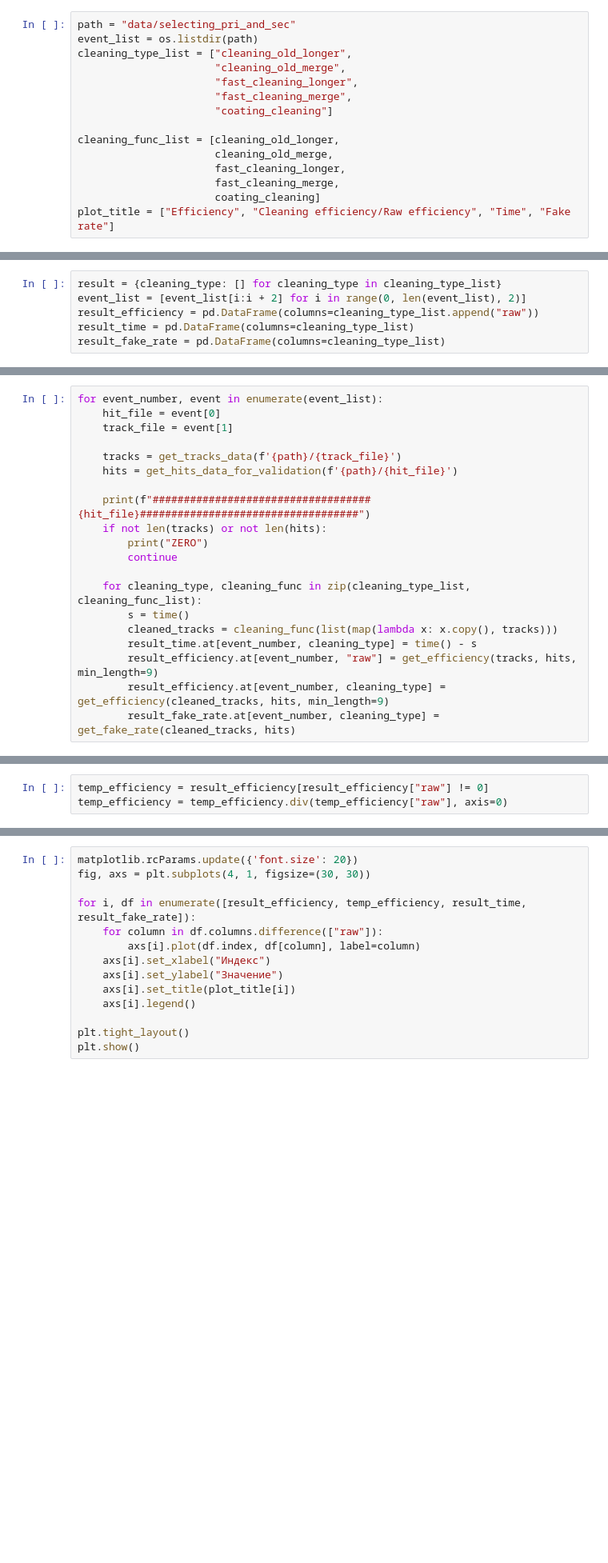
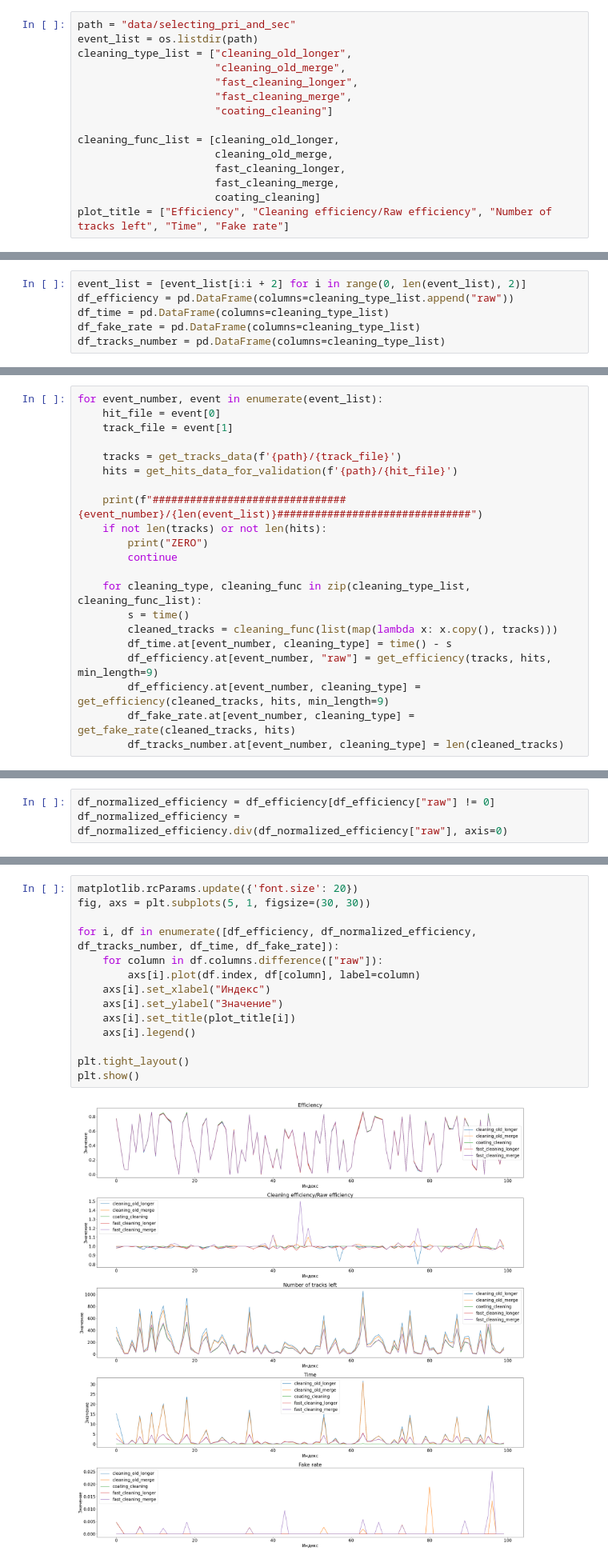
Before and after one commit to lunivilen/dubna, a Jupyter notebook: analyse.ipynb, the cells around one changed output, grey strips where cells are left out. Shown at 80% size. Drawn from its saved outputs; the diff is of its cells as text; blank space fills up the shorter version.

Commit message:
Update for cleaning analyse

```diff
--- a/analyse.ipynb
+++ b/analyse.ipynb
@@ -24,4 +26,4 @@ cleaning_func_list = [cleaning_old_longer,
                       fast_cleaning_longer,
                       fast_cleaning_merge,
                       coating_cleaning]
-plot_title = ["Efficiency", "Cleaning efficiency/Raw efficiency", "Time", "Fake rate"]
+plot_title = ["Efficiency", "Cleaning efficiency/Raw efficiency", "Number of tracks left", "Time", "Fake rate"]
@@ -28,6 +32,6 @@ plot_title = ["Efficiency", "Cleaning efficiency/Raw efficiency", "Time", "Fake
 # %%
-result = {cleaning_type: [] for cleaning_type in cleaning_type_list}
 event_list = [event_list[i:i + 2] for i in range(0, len(event_list), 2)]
-result_efficiency = pd.DataFrame(columns=cleaning_type_list.append("raw"))
-result_time = pd.DataFrame(columns=cleaning_type_list)
-result_fake_rate = pd.DataFrame(columns=cleaning_type_list)
+df_efficiency = pd.DataFrame(columns=cleaning_type_list.append("raw"))
+df_time = pd.DataFrame(columns=cleaning_type_list)
+df_fake_rate = pd.DataFrame(columns=cleaning_type_list)
+df_tracks_number = pd.DataFrame(columns=cleaning_type_list)
@@ -39,7 +45,7 @@ for event_number, event in enumerate(event_list):
     tracks = get_tracks_data(f'{path}/{track_file}')
     hits = get_hits_data_for_validation(f'{path}/{hit_file}')
 
-    print(f"###################################{hit_file}###################################")
+    print(f"###############################{event_number}/{len(event_list)}###############################")
     if not len(tracks) or not len(hits):
         print("ZERO")
         continue
@@ -47,7 +53,8 @@ for event_number, event in enumerate(event_list):
     for cleaning_type, cleaning_func in zip(cleaning_type_list, cleaning_func_list):
         s = time()
         cleaned_tracks = cleaning_func(list(map(lambda x: x.copy(), tracks)))
-        result_time.at[event_number, cleaning_type] = time() - s
-        result_efficiency.at[event_number, "raw"] = get_efficiency(tracks, hits, min_length=9)
-        result_efficiency.at[event_number, cleaning_type] = get_efficiency(cleaned_tracks, hits, min_length=9)
-        result_fake_rate.at[event_number, cleaning_type] = get_fake_rate(cleaned_tracks, hits)
+        df_time.at[event_number, cleaning_type] = time() - s
+        df_efficiency.at[event_number, "raw"] = get_efficiency(tracks, hits, min_length=9)
+        df_efficiency.at[event_number, cleaning_type] = get_efficiency(cleaned_tracks, hits, min_length=9)
+        df_fake_rate.at[event_number, cleaning_type] = get_fake_rate(cleaned_tracks, hits)
+        df_tracks_number.at[event_number, cleaning_type] = len(cleaned_tracks)
@@ -54,3 +81,3 @@ for event_number, event in enumerate(event_list):
 # %%
-temp_efficiency = result_efficiency[result_efficiency["raw"] != 0]
-temp_efficiency = temp_efficiency.div(temp_efficiency["raw"], axis=0)
+df_normalized_efficiency = df_efficiency[df_efficiency["raw"] != 0]
+df_normalized_efficiency = df_normalized_efficiency.div(df_normalized_efficiency["raw"], axis=0)
@@ -57,14 +86,16 @@ temp_efficiency = temp_efficiency.div(temp_efficiency["raw"], axis=0)
 # %%
 matplotlib.rcParams.update({'font.size': 20})
-fig, axs = plt.subplots(4, 1, figsize=(30, 30))
+fig, axs = plt.subplots(5, 1, figsize=(30, 30))
 
-for i, df in enumerate([result_efficiency, temp_efficiency, result_time, result_fake_rate]):
+for i, df in enumerate([df_efficiency, df_normalized_efficiency, df_tracks_number, df_time, df_fake_rate]):
     for column in df.columns.difference(["raw"]):
         axs[i].plot(df.index, df[column], label=column)
     axs[i].set_xlabel("Индекс")
     axs[i].set_ylabel("Значение")
     axs[i].set_title(plot_title[i])
     axs[i].legend()
 
 plt.tight_layout()
 plt.show()
+# %% [output]
+[figure, added]
```
Also changed, not shown: parts of 6 cells of this notebook.
